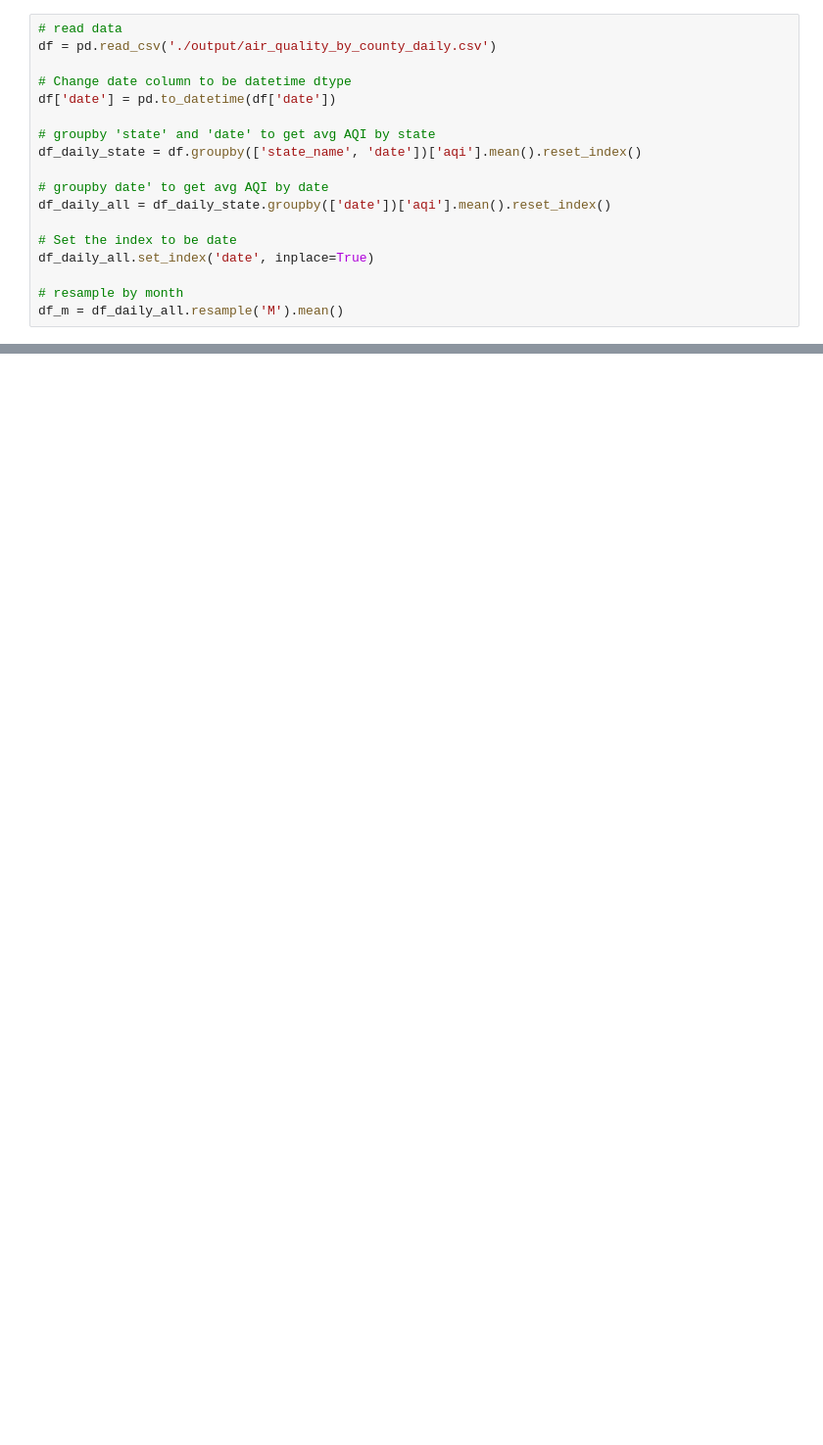
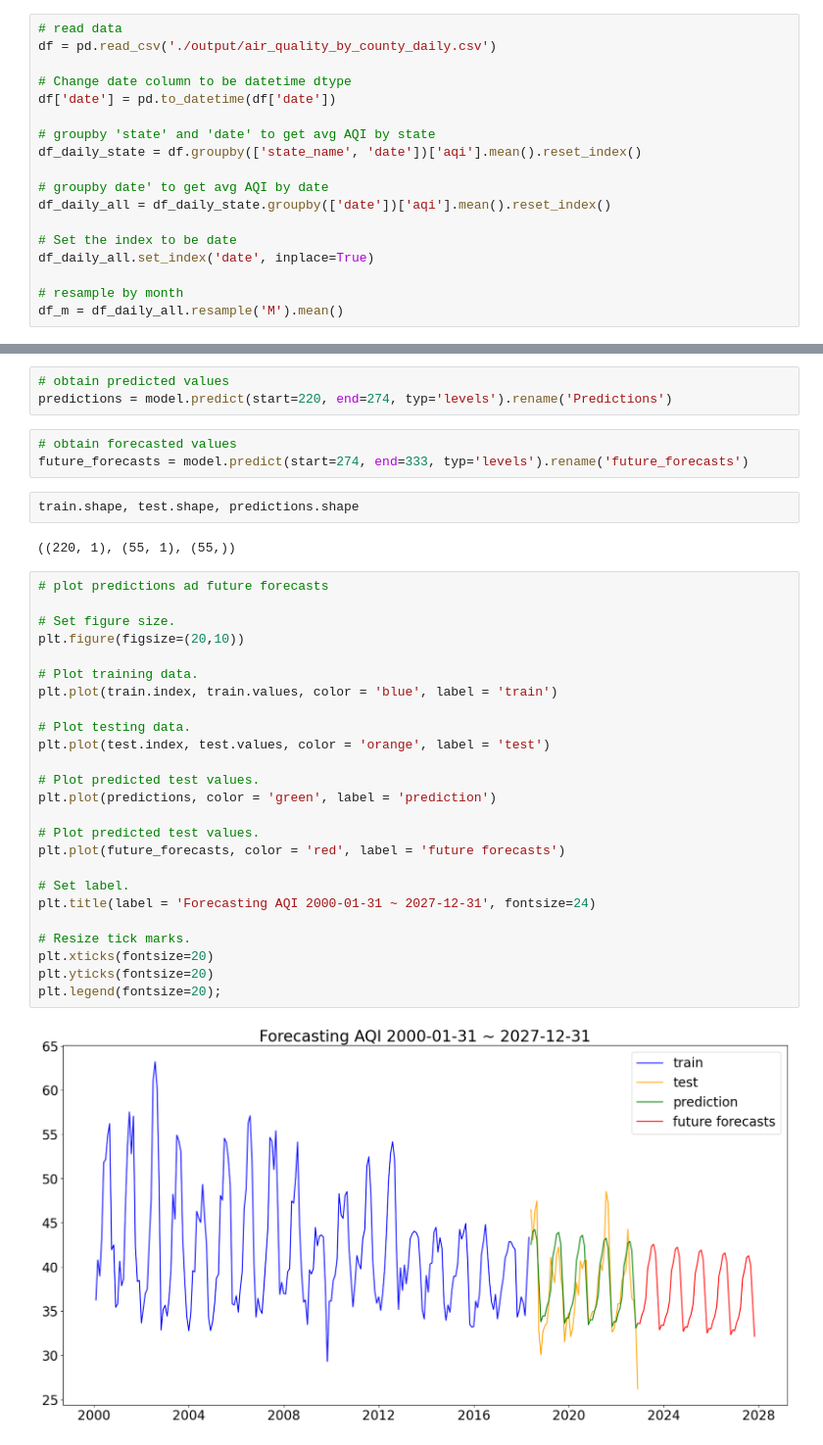
Before and after one commit to boay00/group-project-ev, a Jupyter notebook: AJ_Modeling.ipynb, the cells around one changed output, grey strips where cells are left out. Shown at 98% size. Cells and saved outputs as stored; diff of their text form; blank space fills up the shorter version.

Commit message:
modified data, eda, and model

```diff
--- a/AJ_Modeling.ipynb
+++ b/AJ_Modeling.ipynb
@@ -707,0 +662,37 @@ The predicted values are fairly close to our actual values using SARIMA with RMS
+# %%
+# obtain predicted values
+predictions = model.predict(start=220, end=274, typ='levels').rename('Predictions')
+# %%
+# obtain forecasted values
+future_forecasts = model.predict(start=274, end=333, typ='levels').rename('future_forecasts')
+# %%
+train.shape, test.shape, predictions.shape
+# %% [output]
+((220, 1), (55, 1), (55,))
+# %%
+# plot predictions ad future forecasts
+
+# Set figure size.
+plt.figure(figsize=(20,10))
+
+# Plot training data.
+plt.plot(train.index, train.values, color = 'blue', label = 'train')
+
+# Plot testing data.
+plt.plot(test.index, test.values, color = 'orange', label = 'test')
+
+# Plot predicted test values.
+plt.plot(predictions, color = 'green', label = 'prediction')
+
+# Plot predicted test values.
+plt.plot(future_forecasts, color = 'red', label = 'future forecasts')
+
+# Set label.
+plt.title(label = 'Forecasting AQI 2000-01-31 ~ 2027-12-31', fontsize=24)
+
+# Resize tick marks.
+plt.xticks(fontsize=20)
+plt.yticks(fontsize=20)
+plt.legend(fontsize=20);
+# %% [output]
+[figure, added]
```
Also changed, not shown: parts of 173 cells of this notebook, 3 other files.
